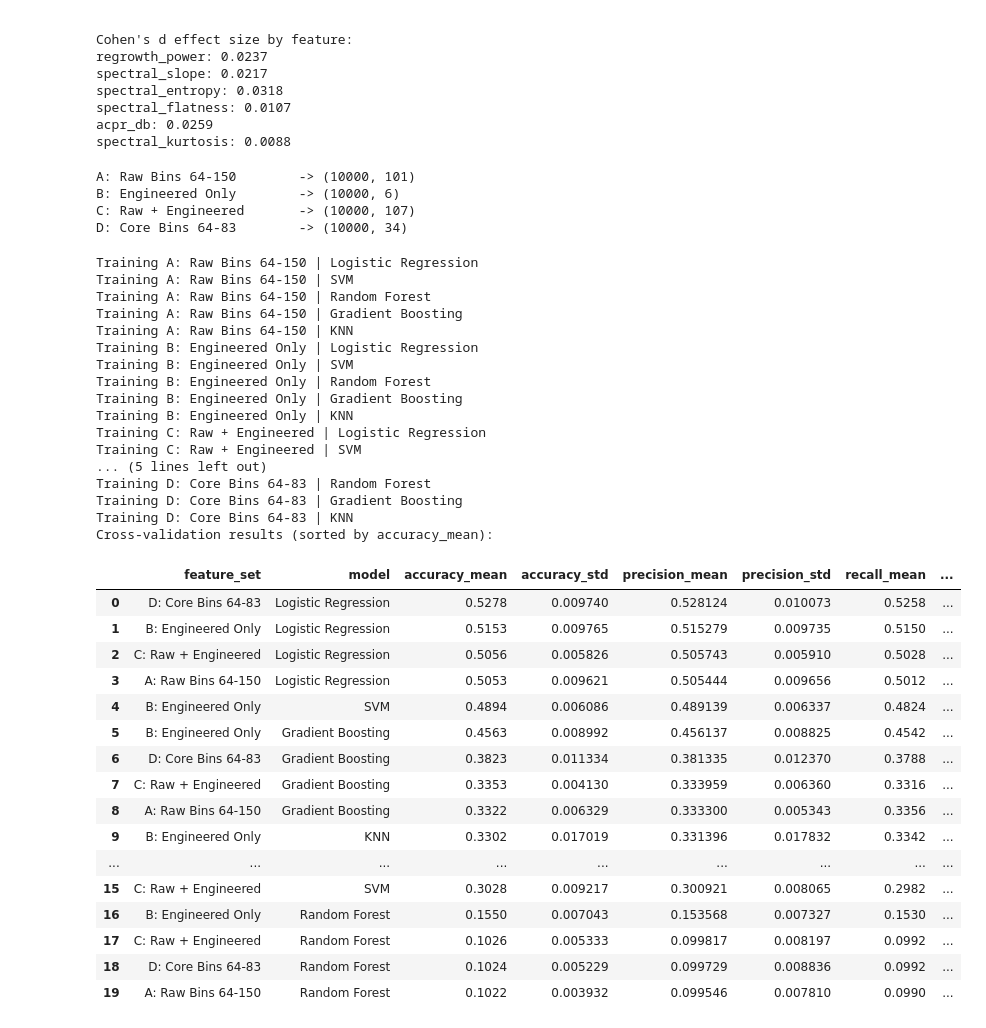
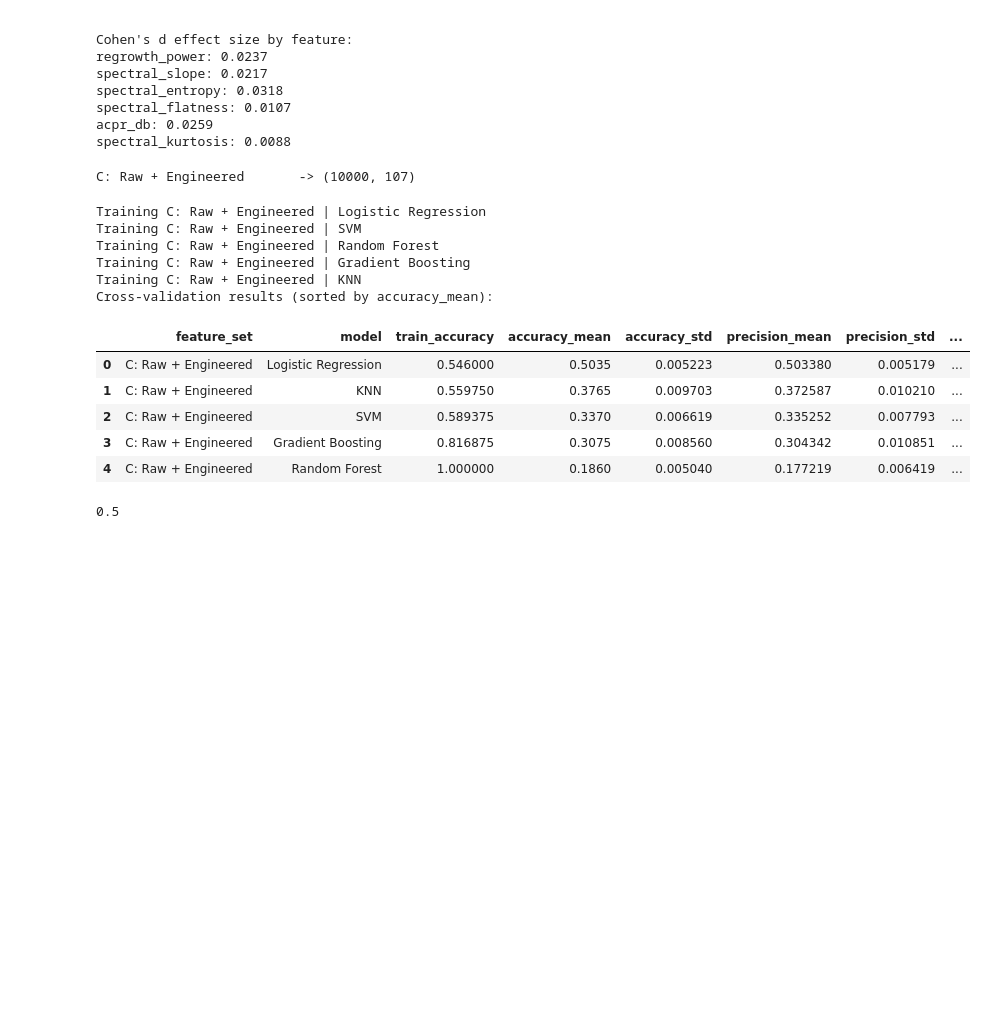
Before and after one commit to realraft/Machine-Learning-for-a-Covert-Communications-Adversary, a Jupyter notebook: src/ml_pipeline.ipynb, the cells around one changed output. Saved outputs shown, nothing was run; the diff lists cells and outputs as text; code cells hidden in the pictures; blank space fills up the shorter version.

```diff
--- a/src/ml_pipeline.ipynb
+++ b/src/ml_pipeline.ipynb
@@ -170,21 +170,17 @@ spectral_kurtosis: 0.0088
 # %%
 features_array = features_df.to_numpy(dtype=float)
 
-# build feature sets for raw, engineered, and hybrid representations
+# build feature sets (temporarily keeping only hybrid representation C)
 feature_sets = {
-    "A: Raw Bins 64-150": X_bins[:, REGROWTH_START:ANALYSIS_END + 1],
-    "B: Engineered Only": features_array,
     "C: Raw + Engineered": np.hstack([X_bins[:, REGROWTH_START:ANALYSIS_END + 1], features_array]),
-    "D: Core Bins 64-83": X_bins[:, REGROWTH_START:REGROWTH_END + 1],
 }
+
+# disabled for now: A (Raw Bins 64-150), B (Engineered Only), D (Core Bins 64-83)
 
 for name, X in feature_sets.items():
     print(f"{name:25s} -> {X.shape}")
 # %% [output]
-A: Raw Bins 64-150        -> (10000, 101)
-B: Engineered Only        -> (10000, 6)
 C: Raw + Engineered       -> (10000, 107)
-D: Core Bins 64-83        -> (10000, 34)
 # %%
 # define model estimators and wrap each with scaling
 estimators = {
@@ -226,10 +222,10 @@ for feature_set_name, X in feature_sets.items():
         # collect fold metrics for one model-feature pairing
         fold_metrics = {k: [] for k in ["acc", "prec", "rec", "f1", "auc", "opt_acc", "opt_f1"]}
 
-        for train_idx, val_idx in skf.split(X, y):
-            # train on fold train split and evaluate on fold validation split
-            X_tr, X_val = X[train_idx], X[val_idx]
-            y_tr, y_val = y[train_idx], y[val_idx]
+        for train_idx, val_idx in skf.split(X_train, y_train):
+            # train on fold and evaluate on fold
+            X_tr, X_val = X_train[train_idx], X_train[val_idx]
+            y_tr, y_val = y_train[train_idx], y_train[val_idx]
             fold_model = clone(model_pipeline).fit(X_tr, y_tr)
             y_pred = fold_model.predict(X_val)
             y_score = get_scores(fold_model, X_val)
@@ -249,67 +245,57 @@ for feature_set_name, X in feature_sets.items():
             fold_metrics["opt_acc"].append(accuracy_score(y_val, y_pred_opt))
             fold_metrics["opt_f1"].append(f1_score(y_val, y_pred_opt, zero_division=0))
 
+        # fit on held-out train split and save model for train-accuracy + unseen-test roc curves
+        heldout_model = clone(model_pipeline).fit(X_train, y_train)
+        train_accuracy = accuracy_score(y_train, heldout_model.predict(X_train))
+
         # summarize folds into one row per model-feature pairing
         results.append({
             "feature_set": feature_set_name,
             "model": model_name,
+            "train_accuracy": float(train_accuracy),
             "accuracy_mean": np.mean(fold_metrics["acc"]),
             "accuracy_std": np.std(fold_metrics["acc"]),
             "precision_mean": np.mean(fold_metrics["prec"]),
             "precision_std": np.std(fold_metrics["prec"]),
             "recall_mean": np.mean(fold_metrics["rec"]),
             "recall_std": np.std(fold_metrics["rec"]),
             "f1_mean": np.mean(fold_metrics["f1"]),
             "f1_std": np.std(fold_metrics["f1"]),
             "auc_mean": np.mean(fold_metrics["auc"]),
             "auc_std": np.std(fold_metrics["auc"]),
             "opt_accuracy_mean": np.mean(fold_metrics["opt_acc"]),
             "opt_accuracy_std": np.std(fold_metrics["opt_acc"]),
             "opt_f1_mean": np.mean(fold_metrics["opt_f1"]),
             "opt_f1_std": np.std(fold_metrics["opt_f1"]),
         })
 
-        # fit on held-out train split and save model for unseen-test roc curves
-        split_artifacts[feature_set_name]["trained_models"][model_name] = clone(model_pipeline).fit(X_train, y_train)
+        split_artifacts[feature_set_name]["trained_models"][model_name] = heldout_model
 
 results_df = pd.DataFrame(results).sort_values("accuracy_mean", ascending=False).reset_index(drop=True)
 print("Cross-validation results (sorted by accuracy_mean):")
 display(results_df)
 # %% [output]
-Training A: Raw Bins 64-150 | Logistic Regression
-Training A: Raw Bins 64-150 | SVM
-Training A: Raw Bins 64-150 | Random Forest
-Training A: Raw Bins 64-150 | Gradient Boosting
-Training A: Raw Bins 64-150 | KNN
-Training B: Engineered Only | Logistic Regression
-Training B: Engineered Only | SVM
-Training B: Engineered Only | Random Forest
-Training B: Engineered Only | Gradient Boosting
-Training B: Engineered Only | KNN
 Training C: Raw + Engineered | Logistic Regression
 Training C: Raw + Engineered | SVM
-... (5 lines left out)
-Training D: Core Bins 64-83 | Random Forest
-Training D: Core Bins 64-83 | Gradient Boosting
-Training D: Core Bins 64-83 | KNN
+Training C: Raw + Engineered | Random Forest
+Training C: Raw + Engineered | Gradient Boosting
+Training C: Raw + Engineered | KNN
 Cross-validation results (sorted by accuracy_mean):
-|  | feature_set | model | accuracy_mean | accuracy_std | precision_mean | precision_std | recall_mean | ... |
-| 0 | D: Core Bins 64-83 | Logistic Regression | 0.5278 | 0.009740 | 0.528124 | 0.010073 | 0.5258 | ... |
-| 1 | B: Engineered Only | Logistic Regression | 0.5153 | 0.009765 | 0.515279 | 0.009735 | 0.5150 | ... |
-| 2 | C: Raw + Engineered | Logistic Regression | 0.5056 | 0.005826 | 0.505743 | 0.005910 | 0.5028 | ... |
-| 3 | A: Raw Bins 64-150 | Logistic Regression | 0.5053 | 0.009621 | 0.505444 | 0.009656 | 0.5012 | ... |
-| 4 | B: Engineered Only | SVM | 0.4894 | 0.006086 | 0.489139 | 0.006337 | 0.4824 | ... |
-| 5 | B: Engineered Only | Gradient Boosting | 0.4563 | 0.008992 | 0.456137 | 0.008825 | 0.4542 | ... |
-| 6 | D: Core Bins 64-83 | Gradient Boosting | 0.3823 | 0.011334 | 0.381335 | 0.012370 | 0.3788 | ... |
-| 7 | C: Raw + Engineered | Gradient Boosting | 0.3353 | 0.004130 | 0.333959 | 0.006360 | 0.3316 | ... |
-| 8 | A: Raw Bins 64-150 | Gradient Boosting | 0.3322 | 0.006329 | 0.333300 | 0.005343 | 0.3356 | ... |
-| 9 | B: Engineered Only | KNN | 0.3302 | 0.017019 | 0.331396 | 0.017832 | 0.3342 | ... |
-| ... | ... | ... | ... | ... | ... | ... | ... | ... |
-| 15 | C: Raw + Engineered | SVM | 0.3028 | 0.009217 | 0.300921 | 0.008065 | 0.2982 | ... |
-| 16 | B: Engineered Only | Random Forest | 0.1550 | 0.007043 | 0.153568 | 0.007327 | 0.1530 | ... |
-| 17 | C: Raw + Engineered | Random Forest | 0.1026 | 0.005333 | 0.099817 | 0.008197 | 0.0992 | ... |
-| 18 | D: Core Bins 64-83 | Random Forest | 0.1024 | 0.005229 | 0.099729 | 0.008836 | 0.0992 | ... |
-| 19 | A: Raw Bins 64-150 | Random Forest | 0.1022 | 0.003932 | 0.099546 | 0.007810 | 0.0990 | ... |
+|  | feature_set | model | train_accuracy | accuracy_mean | accuracy_std | precision_mean | precision_std | ... |
+| 0 | C: Raw + Engineered | Logistic Regression | 0.546000 | 0.5035 | 0.005223 | 0.503380 | 0.005179 | ... |
+| 1 | C: Raw + Engineered | KNN | 0.559750 | 0.3765 | 0.009703 | 0.372587 | 0.010210 | ... |
+| 2 | C: Raw + Engineered | SVM | 0.589375 | 0.3370 | 0.006619 | 0.335252 | 0.007793 | ... |
+| 3 | C: Raw + Engineered | Gradient Boosting | 0.816875 | 0.3075 | 0.008560 | 0.304342 | 0.010851 | ... |
+| 4 | C: Raw + Engineered | Random Forest | 1.000000 | 0.1860 | 0.005040 | 0.177219 | 0.006419 | ... |
+# %%
+from sklearn.dummy import DummyClassifier
+
+dummy = DummyClassifier(strategy="most_frequent")
+dummy.fit(X, y)
+print(dummy.score(X, y))
+# %% [output]
+0.5
 # %%
 # plot roc curves by feature set on held-out splits
 model_order = list(models.keys())
```
Also changed, not shown: parts of 1 cell of this notebook, 2 other files.
